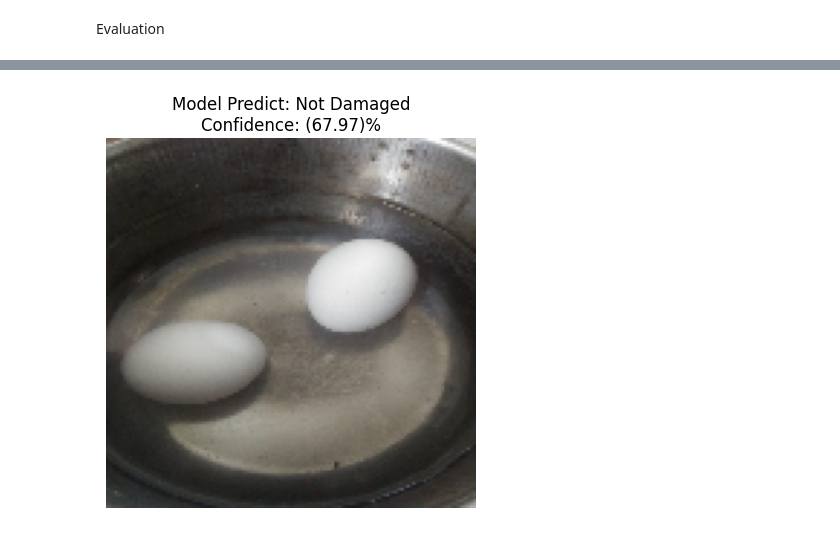
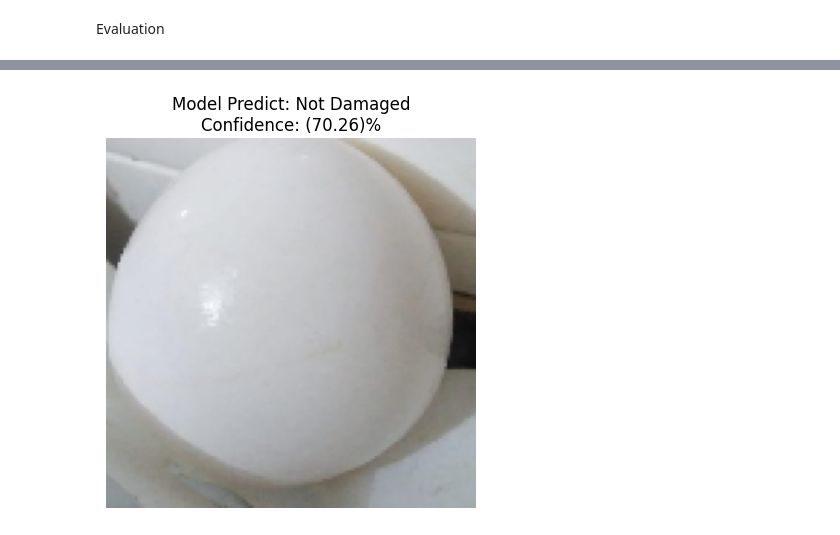
Before and after one commit to tuandung1625/Deep-learning---egg-detection, a Jupyter notebook: Model/ntdung/egg_detection.ipynb, the cells around one changed output, grey strips where cells are left out. Drawn from its saved outputs; the diff is of its cells as text; code cells hidden in the pictures.

```diff
--- a/Model/ntdung/egg_detection.ipynb
+++ b/Model/ntdung/egg_detection.ipynb
@@ -73,7 +14,7 @@ BATCH_SIZE = 32
 IMAGE_SIZE = (128,128)
 
 train_set = tf.keras.preprocessing.image_dataset_from_directory(
-    "/content/data_split/train",
+    "/content/drive/MyDrive/Data/egg-split-cropped/train",
     label_mode = "binary",
     color_mode = "rgb",
     seed = 42,
@@ -90,7 +31,7 @@ balanced_train = normal_set.concatenate(broken_set)
 balanced_train = balanced_train.shuffle(2000).batch(BATCH_SIZE)
 
 test_set = tf.keras.preprocessing.image_dataset_from_directory(
-    "/content/data_split/test",
+    "/content/drive/MyDrive/Data/egg-split-cropped/test",
     label_mode = "binary",
     color_mode = "rgb",
     seed = 42,
@@ -100,7 +41,7 @@ test_set = tf.keras.preprocessing.image_dataset_from_directory(
 )
 
 val_set = tf.keras.preprocessing.image_dataset_from_directory(
-    "/content/data_split/val",
+    "/content/drive/MyDrive/Data/egg-split-cropped/val",
     label_mode = "binary",
     color_mode = "rgb",
     seed = 42,
@@ -121,18 +62,2 @@ Found 158 files belonging to 2 classes.
 Class names: ['Damaged', 'Not Damaged']
 (32, 128, 128, 3)
-# %%
-import numpy as np
-
-label_counts = {0: 0, 1: 0}
-for _, labels in balanced_train.take(2000):  # lấy mẫu 2000 ảnh để thống kê
-    label_counts[int(labels.numpy())] += 1
-
-plt.bar(['Damaged', 'Not Damaged'], label_counts.values(), color=["blue", "red"])
-plt.title("Label Distribution in balanced_train")
-plt.xlabel("Class")
-plt.ylabel("Samples")
-plt.show()
-
-print(label_counts)
-
-balanced_train = balanced_train.shuffle(2000).batch(BATCH_SIZE).repeat()
@@ -193,7 +115,7 @@ Model: "sequential_5"
 model.compile(
     optimizer= tf.keras.optimizers.Adam(learning_rate=0.001),
     loss="binary_crossentropy",
-    metrics=['accuracy']
+    metrics=['accuracy', tf.keras.metrics.Precision(), tf.keras.metrics.Recall()]
 )
 
 history = model.fit(
@@ -275,3 +241,3 @@ def predict_image(img_path, img_size=(IMAGE_SIZE[0], IMAGE_SIZE[1])):
 # %%
-predict_image("/content/data_split/test/Not Damaged/not_damaged_114.jpg")
+predict_image("/content/drive/MyDrive/Data/egg-split-cropped/test/Not Damaged/not_damaged_106_jpg.rf.149578a80387b115d313390fa8c9445d_0.jpg")
 # %% [output]
@@ -280 +246 @@ Prediction: Not Damaged (0.68) | Confidence: 67.97%
-[figure, old version]
+[figure, new version]
```
Also changed, not shown: parts of 16 cells of this notebook.
